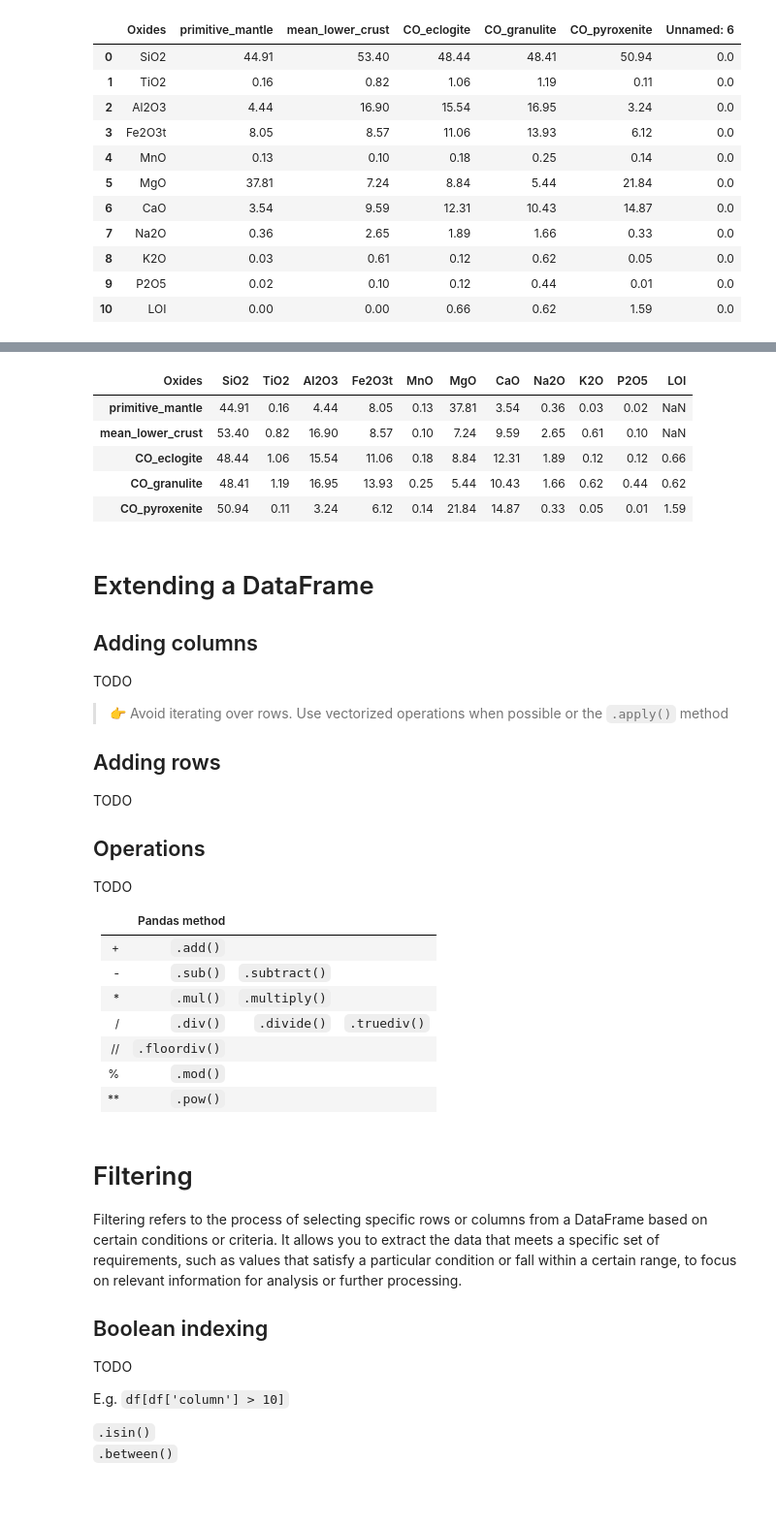
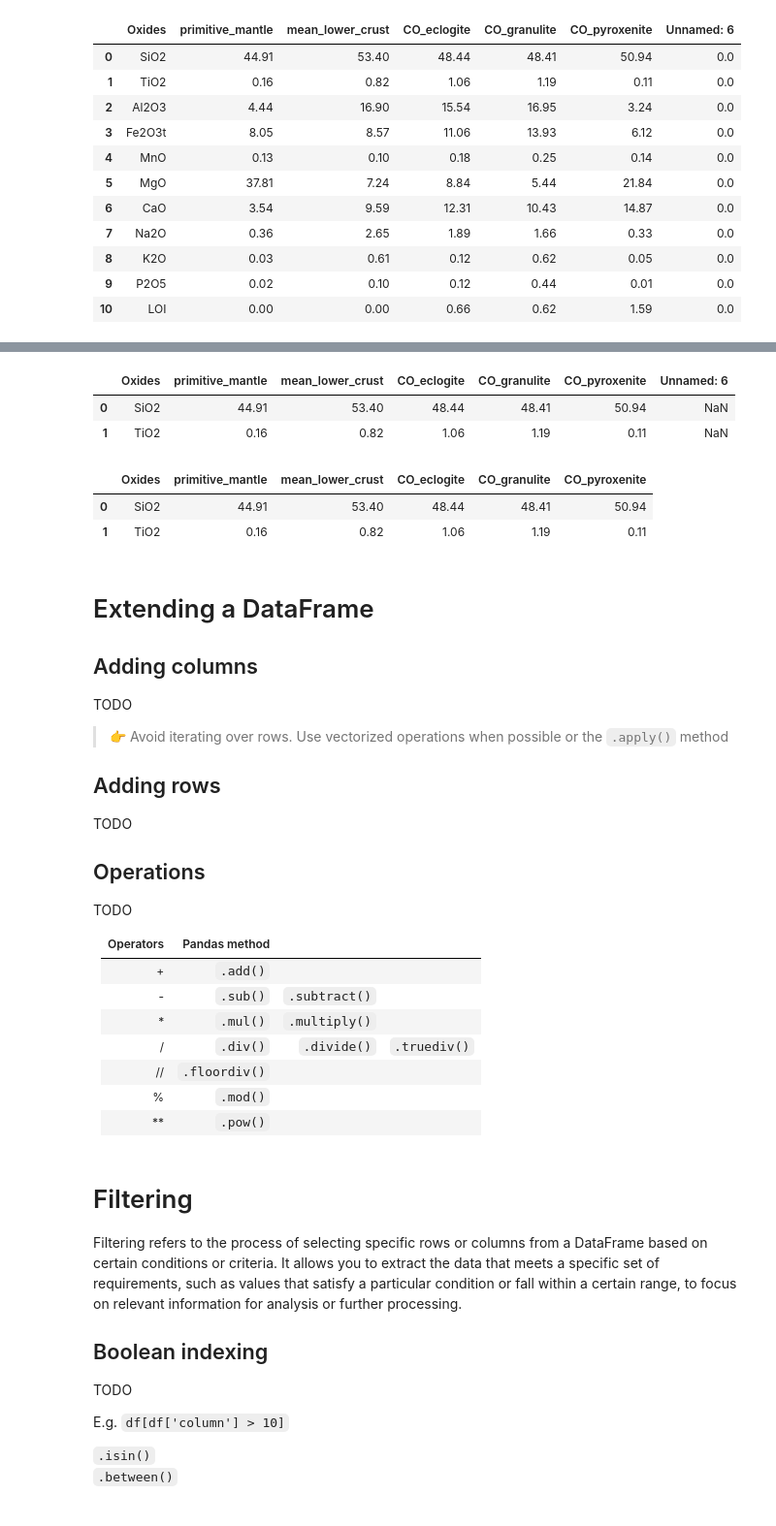
Before and after one commit to marcoalopez/Python_course, a Jupyter notebook: notebooks/Pandas_walkthrough.ipynb, the cells around one changed output, grey strips where cells are left out. Shown at 97% size. Drawn from its saved outputs; the diff is of its cells as text; code cells hidden in the pictures.

```diff
--- a/notebooks/Pandas_walkthrough.ipynb
+++ b/notebooks/Pandas_walkthrough.ipynb
@@ -329,14 +313,18 @@ new_table
-# %%
-new_table = new_table.rename(columns={'Oxides':'rock_type'})
-new_table = new_table.dropna(how='all')
-new_table
-# %% [output]
-| Oxides | SiO2 | TiO2 | Al2O3 | Fe2O3t | MnO | MgO | CaO | Na2O | K2O | P2O5 | LOI |
-| primitive_mantle | 44.91 | 0.16 | 4.44 | 8.05 | 0.13 | 37.81 | 3.54 | 0.36 | 0.03 | 0.02 | NaN |
-| mean_lower_crust | 53.40 | 0.82 | 16.90 | 8.57 | 0.10 | 7.24 | 9.59 | 2.65 | 0.61 | 0.10 | NaN |
-| CO_eclogite | 48.44 | 1.06 | 15.54 | 11.06 | 0.18 | 8.84 | 12.31 | 1.89 | 0.12 | 0.12 | 0.66 |
-| CO_granulite | 48.41 | 1.19 | 16.95 | 13.93 | 0.25 | 5.44 | 10.43 | 1.66 | 0.62 | 0.44 | 0.62 |
-| CO_pyroxenite | 50.94 | 0.11 | 3.24 | 6.12 | 0.14 | 21.84 | 14.87 | 0.33 | 0.05 | 0.01 | 1.59 |
+# %%
+# just a view
+dataset.head(2)
+# %% [output]
+|  | Oxides | primitive_mantle | mean_lower_crust | CO_eclogite | CO_granulite | CO_pyroxenite | Unnamed: 6 |
+| 0 | SiO2 | 44.91 | 53.40 | 48.44 | 48.41 | 50.94 | NaN |
+| 1 | TiO2 | 0.16 | 0.82 | 1.06 | 1.19 | 0.11 | NaN |
+# %%
+# you actually modified the DataFrame
+dataset = dataset.dropna(axis='columns', how='all')
+dataset.head(2)
+# %% [output]
+|  | Oxides | primitive_mantle | mean_lower_crust | CO_eclogite | CO_granulite | CO_pyroxenite |
+| 0 | SiO2 | 44.91 | 53.40 | 48.44 | 48.41 | 50.94 |
+| 1 | TiO2 | 0.16 | 0.82 | 1.06 | 1.19 | 0.11 |
 # %% [markdown]
 # Extending a DataFrame
 
@@ -354,15 +342,15 @@ TODO
 
 TODO
 
-|        | Pandas method   |                 |                |
-| ------ | --------------- | --------------- | -------------- |
-| \+     | ``.add()``      |                 |                |
-| \-     | ``.sub()``      | ``.subtract()`` |                |
-| \*     | ``.mul()``      | ``.multiply()`` |                |
-| /      | ``.div()``      | ``.divide()``   | ``.truediv()`` |
-| //     | ``.floordiv()`` |                 |                |
-| %      | ``.mod()``      |                 |                |
-| \**    | ``.pow()``      |                 |                |
+| Operators | Pandas method   |                 |                |
+| --------- | --------------- | --------------- | -------------- |
+| \+        | ``.add()``      |                 |                |
+| \-        | ``.sub()``      | ``.subtract()`` |                |
+| \*        | ``.mul()``      | ``.multiply()`` |                |
+| /         | ``.div()``      | ``.divide()``   | ``.truediv()`` |
+| //        | ``.floordiv()`` |                 |                |
+| %         | ``.mod()``      |                 |                |
+| \**       | ``.pow()``      |                 |                |
 # %% [markdown]
 # Filtering
 
```
Also changed, not shown: parts of 9 cells of this notebook.
